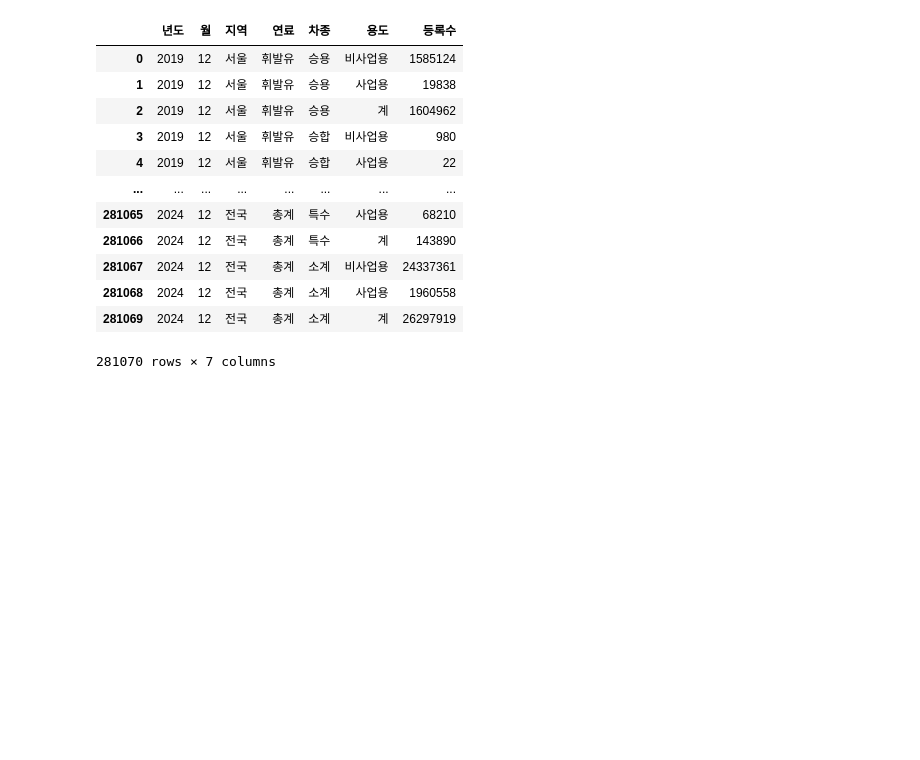
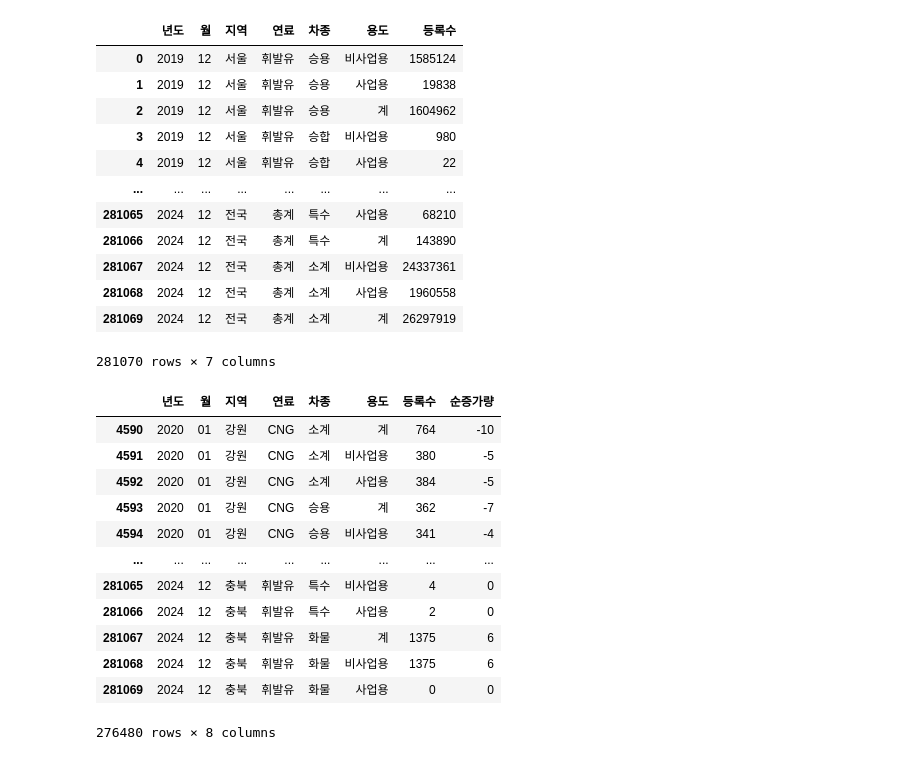
Before and after one commit to J2H3233/ev_project2, a Jupyter notebook: preprocess/vechicle.ipynb, the cells around one changed output. Drawn from its saved outputs; the diff is of its cells as text; code cells hidden in the pictures; blank space fills up the shorter version.

```diff
--- a/preprocess/vechicle.ipynb
+++ b/preprocess/vechicle.ipynb
@@ -118,19 +118,34 @@ df_full
 # %%
 df_full['date'] = pd.to_datetime(df_full['년도'].astype(str) + '-' +df_full['월'].astype(str) + '-01')
 
 df_full = df_full.sort_values(['지역', '연료', '차종', '용도', 'date'])
 
 df_full['순증가량'] = (
     df_full
     .groupby(['지역', '연료', '차종', '용도'])['등록수']
     .diff()
     .fillna(0)
     .astype(int)
 )
 df_full = df_full.sort_values(['년도', '월'], ascending=[True, True]).reset_index(drop=True)
 df_full = df_full[df_full['date'] >= '2020-01-01']
 df_full = df_full.drop(columns=['date'])
 df_full.to_csv('./02_interim_data/vechicle_full_data.csv', index=False, encoding='utf-8-sig')
+df_full
+# %% [output]
+|  | 년도 | 월 | 지역 | 연료 | 차종 | 용도 | 등록수 | 순증가량 |
+| 4590 | 2020 | 01 | 강원 | CNG | 소계 | 계 | 764 | -10 |
+| 4591 | 2020 | 01 | 강원 | CNG | 소계 | 비사업용 | 380 | -5 |
+| 4592 | 2020 | 01 | 강원 | CNG | 소계 | 사업용 | 384 | -5 |
+| 4593 | 2020 | 01 | 강원 | CNG | 승용 | 계 | 362 | -7 |
+| 4594 | 2020 | 01 | 강원 | CNG | 승용 | 비사업용 | 341 | -4 |
+| ... | ... | ... | ... | ... | ... | ... | ... | ... |
+| 281065 | 2024 | 12 | 충북 | 휘발유 | 특수 | 비사업용 | 4 | 0 |
+| 281066 | 2024 | 12 | 충북 | 휘발유 | 특수 | 사업용 | 2 | 0 |
+| 281067 | 2024 | 12 | 충북 | 휘발유 | 화물 | 계 | 1375 | 6 |
+| 281068 | 2024 | 12 | 충북 | 휘발유 | 화물 | 비사업용 | 1375 | 6 |
+| 281069 | 2024 | 12 | 충북 | 휘발유 | 화물 | 사업용 | 0 | 0 |
+276480 rows × 8 columns
 # %%
 df_ev = df_full[df_full['연료'] == '전기'].reset_index(drop=True)
 
```
Also changed, not shown: parts of 2 cells of this notebook, 24 other files.
